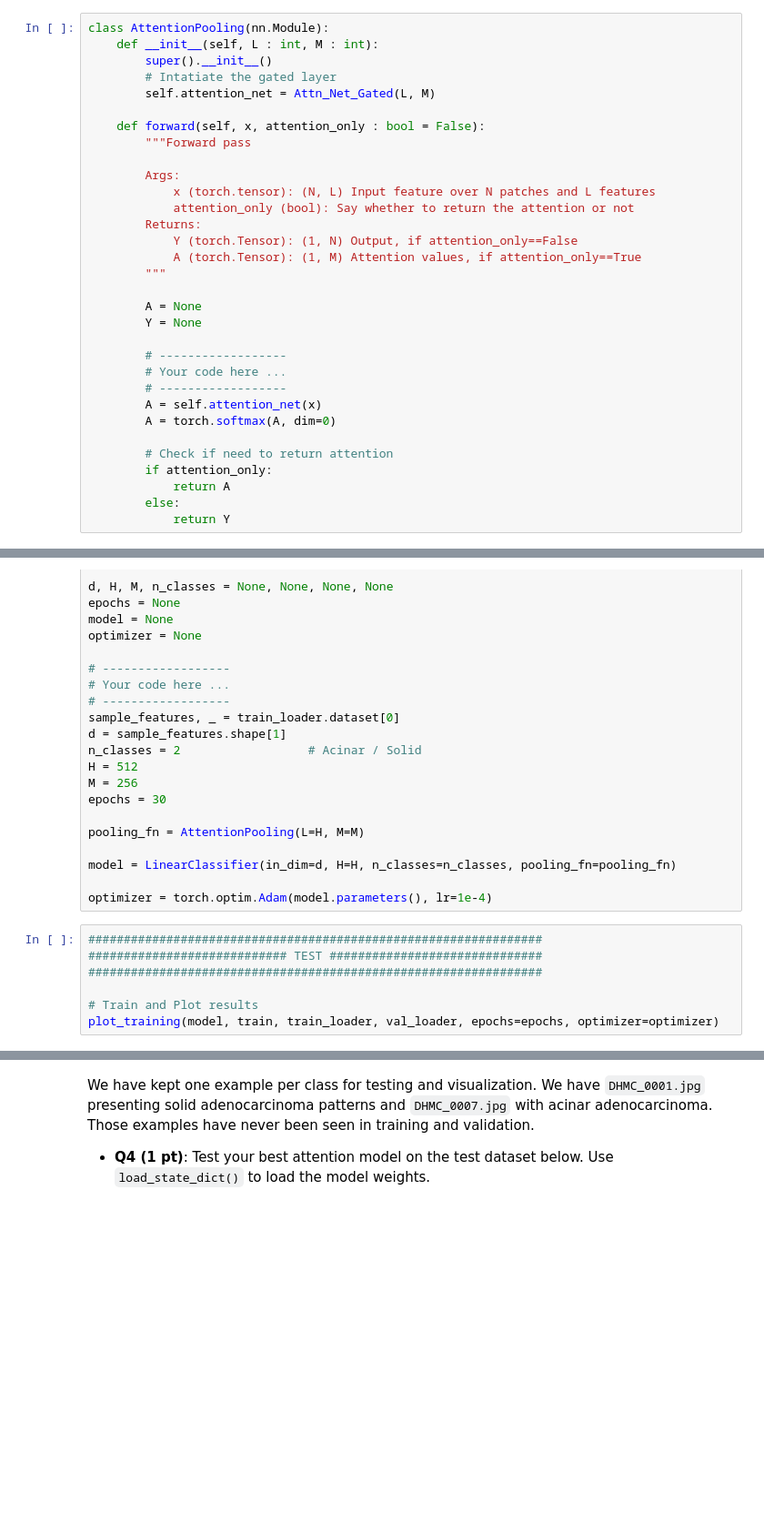
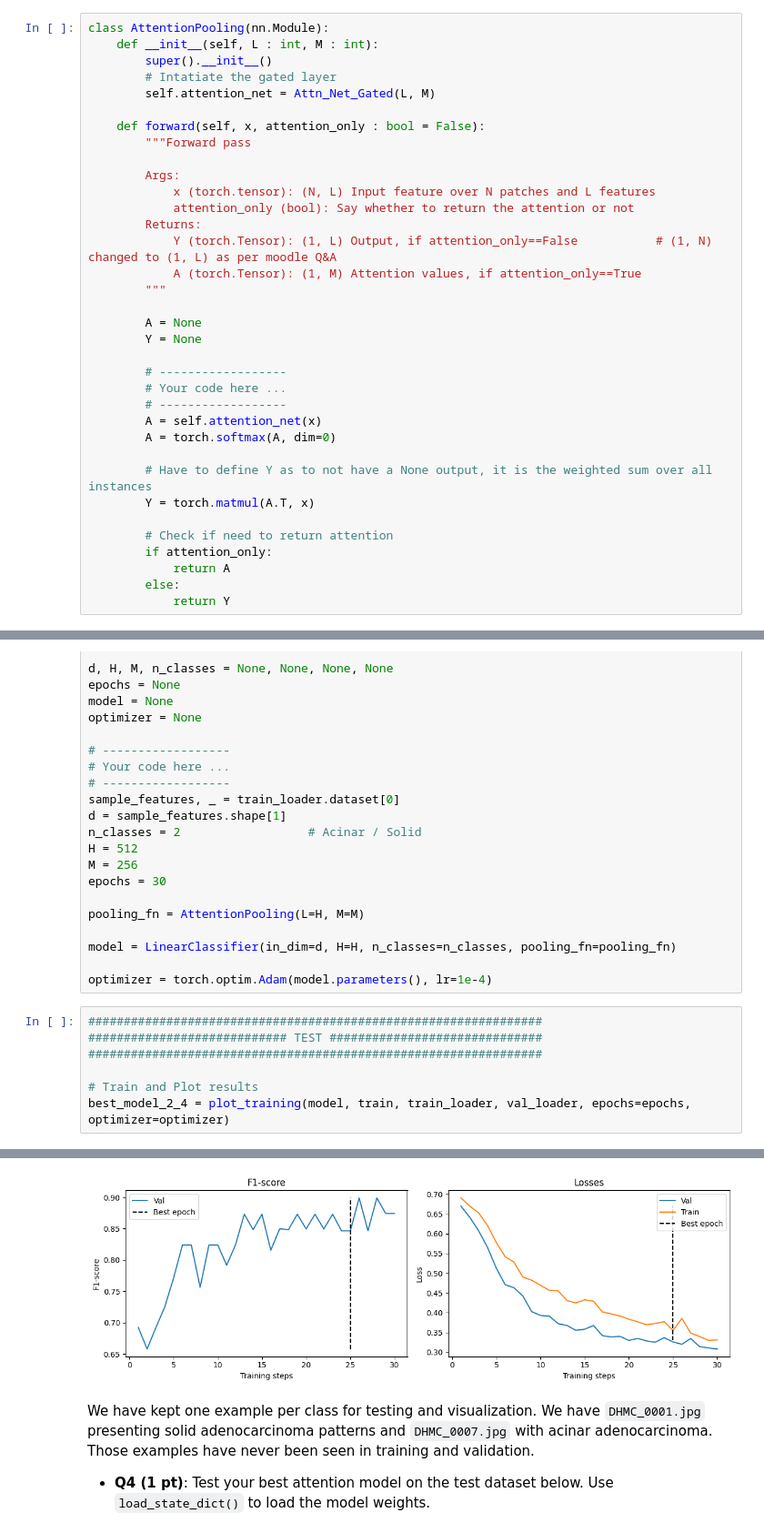
Before and after one commit to Sina012/group_45_repo, a Jupyter notebook: labs/lab_3_group_45.ipynb, the cells around one changed output, grey strips where cells are left out. Shown at 91% size. Cells and saved outputs as stored; diff of their text form; blank space fills up the shorter version.

```diff
--- a/labs/lab_3_group_45.ipynb
+++ b/labs/lab_3_group_45.ipynb
@@ -1033,7 +1032,7 @@ class AttentionPooling(nn.Module):
             x (torch.tensor): (N, L) Input feature over N patches and L features
             attention_only (bool): Say whether to return the attention or not
         Returns:
-            Y (torch.Tensor): (1, N) Output, if attention_only==False
+            Y (torch.Tensor): (1, L) Output, if attention_only==False           # (1, N) changed to (1, L) as per moodle Q&A
             A (torch.Tensor): (1, M) Attention values, if attention_only==True
         """
 
@@ -1046,6 +1045,9 @@ class AttentionPooling(nn.Module):
         A = self.attention_net(x)
         A = torch.softmax(A, dim=0)
 
+        # Have to define Y as to not have a None output, it is the weighted sum over all instances
+        Y = torch.matmul(A.T, x)
+
         # Check if need to return attention
         if attention_only:
             return A
@@ -1083,5 +1085,5 @@ optimizer = torch.optim.Adam(model.parameters(), lr=1e-4)
 ################################################################
 
 # Train and Plot results
-plot_training(model, train, train_loader, val_loader, epochs=epochs, optimizer=optimizer)
+best_model_2_4 = plot_training(model, train, train_loader, val_loader, epochs=epochs, optimizer=optimizer)
 # %% [output]
@@ -1089,3 +1107,4 @@ An error occurred: linear(): argument 'input' (position 1) must be Tensor, not N
+[figure, added]
 # %% [markdown]
 We have kept one example per class for testing and visualization. We have `DHMC_0001.jpg` presenting solid adenocarcinoma patterns and `DHMC_0007.jpg` with acinar adenocarcinoma. Those examples have never been seen in training and validation.
 
```
Also changed, not shown: parts of 13 cells of this notebook, 2 other files.
